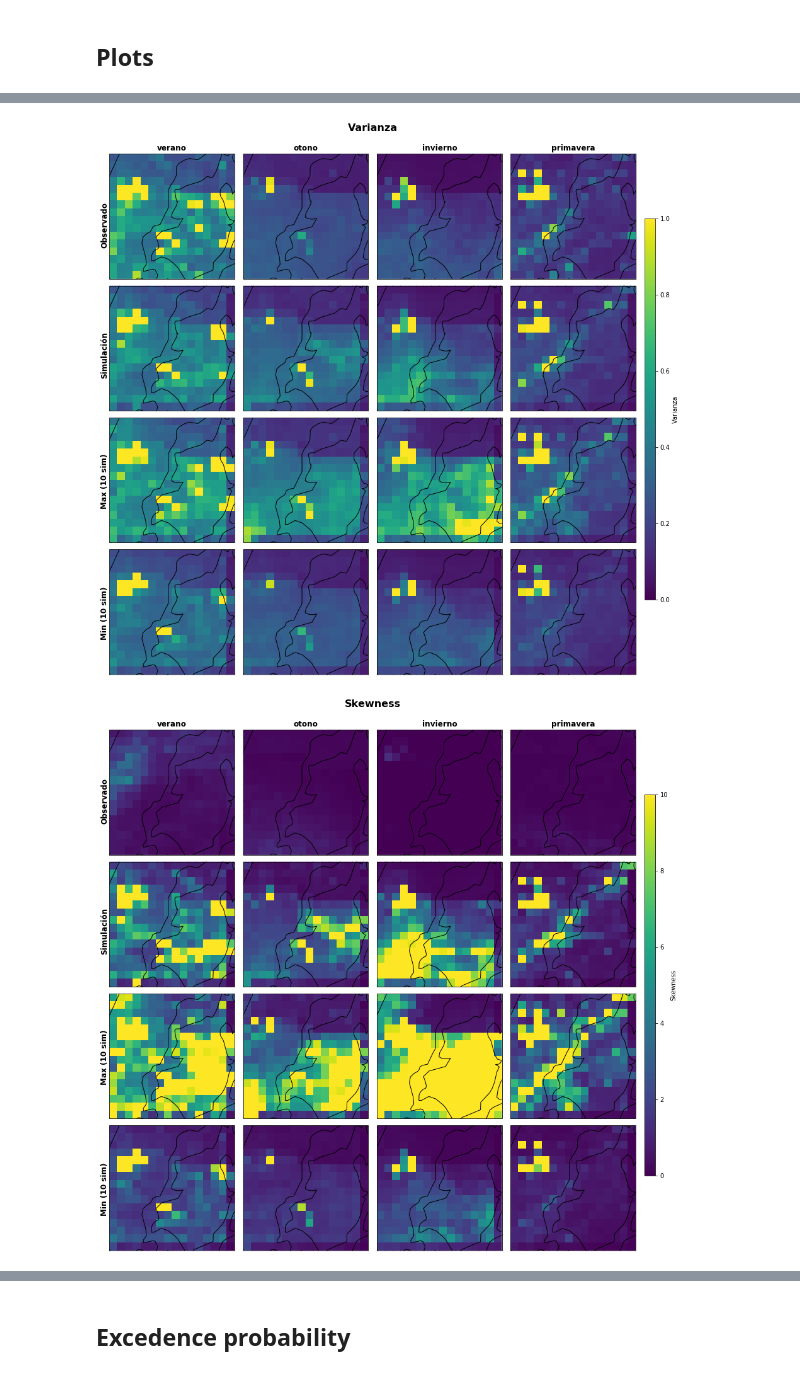
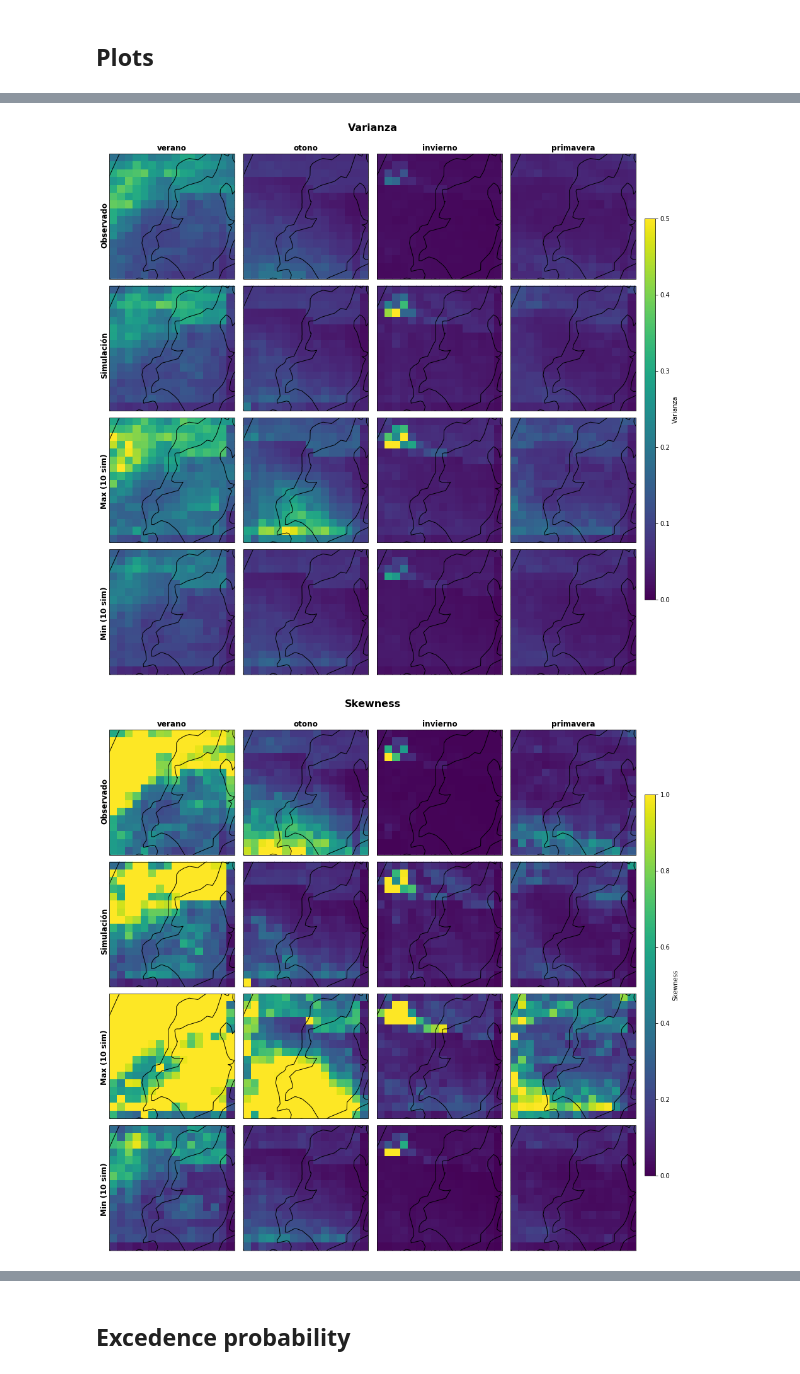
Before and after one commit to pablo23hf/TFM_datascience, a Jupyter notebook: Analysis.ipynb, the cells around one changed output, grey strips where cells are left out. Drawn from its saved outputs; the diff is of its cells as text; code cells hidden in the pictures.

```diff
--- a/Analysis.ipynb
+++ b/Analysis.ipynb
@@ -329,8 +287,9 @@ for estacion in estaciones:
     max_varianza_datasets[estacion] = xr.Dataset({'__xarray_dataarray_variable__': max_variance_xarray})
     min_varianza_datasets[estacion] = xr.Dataset({'__xarray_dataarray_variable__': min_variance_xarray})
 
-    # Calcular la varianza para el rango de tiempo específico 'quepasara'
-    real_data = conjunto_datos.sel(time=conjunto_datos.time)
+    # Calcular la varianza para datos reales
+    #real_data = conjunto_datos.sel(time=conjunto_datos.time)
+    real_data = conjunto_datos.sel(time=conjunto_datos.time[:69*24])
     varianza_real[estacion] = real_data.var(dim='time')
 
     ########################### SKEWNESS
@@ -365,9 +324,6 @@ for estacion in estaciones:
 
     # Crear un nuevo Dataset con el nuevo DataArray
     skewness_real[estacion] = xr.Dataset({'__xarray_dataarray_variable__': skewness_real_array})
-
-
-# Ahora varianza_datasets, max_varianza_datasets y min_varianza_datasets contienen los resultados para cada estación del año
 # %% [output]
 (10, 16, 16)
 (10, 16, 16)
@@ -458,7 +414,8 @@ for estacion in estaciones:
     min_f1_h_datasets[estacion] = xr.Dataset({'__xarray_dataarray_variable__': min_f1_h_xarray})
 
     # Calcular la varianza para el rango de tiempo específico 'quepasara'
-    real_data = conjunto_datos.sel(time=conjunto_datos.time)
+    #real_data = conjunto_datos.sel(time=conjunto_datos.time)
+    real_data = conjunto_datos.sel(time=conjunto_datos.time[:69*24])
 
     # Convertir a arreglo NumPy
     real_data_values = real_data['__xarray_dataarray_variable__'].values
@@ -516,7 +473,8 @@ for estacion in estaciones:
     min_f1_DD_datasets[estacion] = xr.Dataset({'__xarray_dataarray_variable__': min_f1_DD_xarray})
 
     # Calcular la varianza para el rango de tiempo específico 'quepasara'
-    real_data = conjunto_datos.sel(time=conjunto_datos.time)
+    #real_data = conjunto_datos.sel(time=conjunto_datos.time)
+    real_data = conjunto_datos.sel(time=conjunto_datos.time[:69*24])
 
     # Convertir a arreglo NumPy
     real_data_values = real_data['__xarray_dataarray_variable__'].values
@@ -601,7 +559,8 @@ for estacion in estaciones:
     min_autocorr_temp_datasets[estacion] = xr.Dataset({'__xarray_dataarray_variable__': min_autocorr_temp_xarray})
 
     # Calcular la varianza para el rango de tiempo específico 'quepasara'
-    real_data = conjunto_datos.sel(time=conjunto_datos.time)
+    #real_data = conjunto_datos.sel(time=conjunto_datos.time)
+    real_data = conjunto_datos.sel(time=conjunto_datos.time[:69*24])
 
     # Convertir a arreglo NumPy
     real_data_values = real_data['__xarray_dataarray_variable__'].values
@@ -1265,7 +748,7 @@ estaciones = list(varianza_datasets.keys())
 # Configurar las dimensiones de la figura
 nrows, ncols = 4, 4
 vmin=0
-vmax=1
+vmax=0.5
 fig, axes = plt.subplots(nrows=nrows, ncols=ncols, figsize=(12, 12), subplot_kw={'projection': ccrs.TransverseMercator()})
 
 # Iterar a través de las estaciones y crear subplots para cada estación
@@ -1318,7 +801,7 @@ plt.show()
 # Reactivar los warnings
 warnings.filterwarnings("default")
 # %% [output]
-[figure, old version]
+[figure, new version]
 # %%
 import numpy as np
 import xarray as xr
@@ -1336,7 +819,7 @@ estaciones = list(skewness_datasets.keys())
 # Configurar las dimensiones de la figura
 nrows, ncols = 4, 4
 vmin=0
-vmax=10
+vmax=1
 fig, axes = plt.subplots(nrows=nrows, ncols=ncols, figsize=(12, 12), subplot_kw={'projection': ccrs.TransverseMercator()})
 
 # Iterar a través de las estaciones y crear subplots para cada estación
@@ -1362,34 +845,34 @@ for col, estacion in enumerate(estaciones):
     # Agregar coastlines
     for ax in ax_column:
         ax.coastlines()
 
     # Agregar títulos a cada columna
     axes[0, col].set_title(estacion, fontsize=12, fontweight='bold')
 
 # Ajustar espaciado entre subplots
 plt.tight_layout()
 
 # Agregar una sola barra de color vertical compartida por todos los subplots
 cbar_ax = fig.add_axes([1.0, 0.15, 0.02, 0.7])  # Ajusta las coordenadas para la ubicación de la barra de color
 cbar = plt.colorbar(pcm_skewness_real, cax=cbar_ax, orientation='vertical')
 cbar.set_label('Skewness')
 
 # Agregar título global a la figura
 plt.suptitle('Skewness', fontsize=16, fontweight='bold', y=1.025)
 
 # Agregar títulos a cada fila usando fig.text()
 for row, titulo_fila in enumerate(['Observado', 'Simulación', 'Max (10 sim)', 'Min (10 sim)']):
     #fig.text(-0.02, 0.8 - row * 0.24, titulo_fila, rotation='vertical', fontsize=12, fontweight='bold')
     fig.text(0, 0.8 - row * 0.24, titulo_fila, rotation='vertical', fontsize=12, fontweight='bold')
 
 plt.savefig('skewness.png', dpi=300)
 # Mostrar la figura
 plt.show()
 
 # Reactivar los warnings
 warnings.filterwarnings("default")
 # %% [output]
-[figure, old version]
+[figure, new version]
 # %%
 import numpy as np
 import xarray as xr
```
Also changed, not shown: parts of 33 cells of this notebook.
